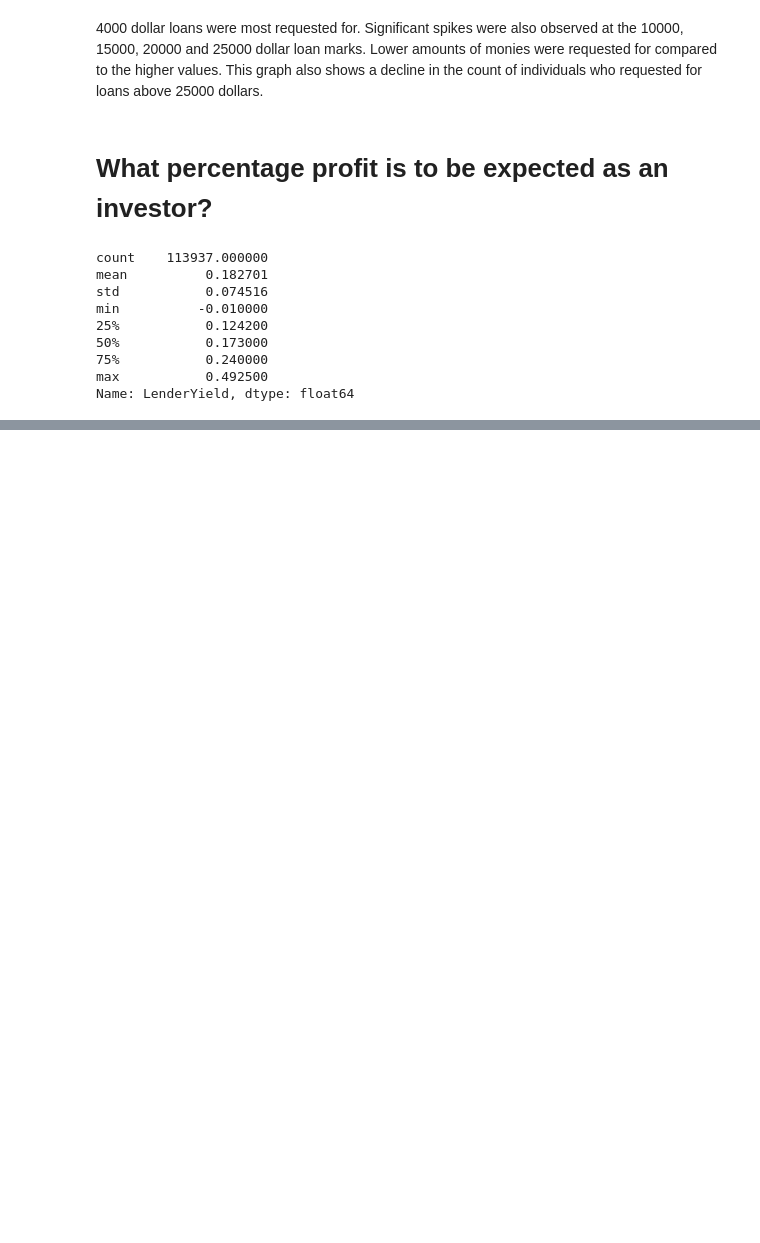
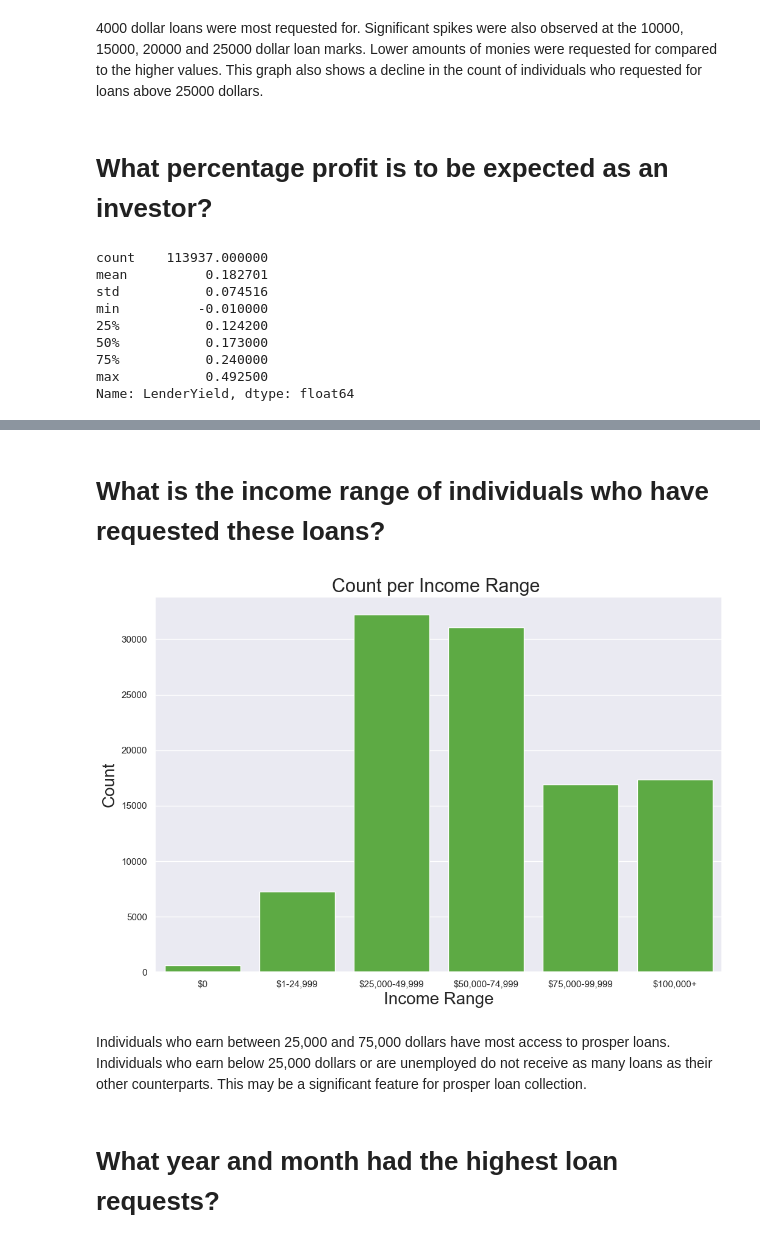
Before and after one commit to ikebude/Explanatory-Data-Analysis-of-Prosper-Loan-Data, a Jupyter notebook: Part_I_exploration_template.ipynb, the cells around one changed output, grey strips where cells are left out. Cells and saved outputs as stored; diff of their text form; code cells hidden in the pictures; blank space fills up the shorter version.

```diff
--- a/Part_I_exploration_template.ipynb
+++ b/Part_I_exploration_template.ipynb
@@ -408,0 +428,2 @@ loan_clean.query('LenderYield==-0.010000')
+# %% [markdown]
+# What is the income range of individuals who have requested these loans?
@@ -408,0 +441,9 @@ loan_clean.query('LenderYield==-0.010000')
+# %%
+#Barchart showing income range count.
+plot_bar1(x = 'IncomeRange', title= "Count per Income Range ", xlabel= "Income Range", ylabel= 'Count' )
+# %% [output]
+[figure, added]
+# %% [markdown]
+Individuals who earn between 25,000 and 75,000 dollars have most access to prosper loans. Individuals who earn below 25,000 dollars or are unemployed do not receive as many loans as their other counterparts. This may be a significant feature for prosper loan collection.
+# %% [markdown]
+# What year and month had the highest loan requests?
```
Also changed, not shown: parts of 34 cells of this notebook.
